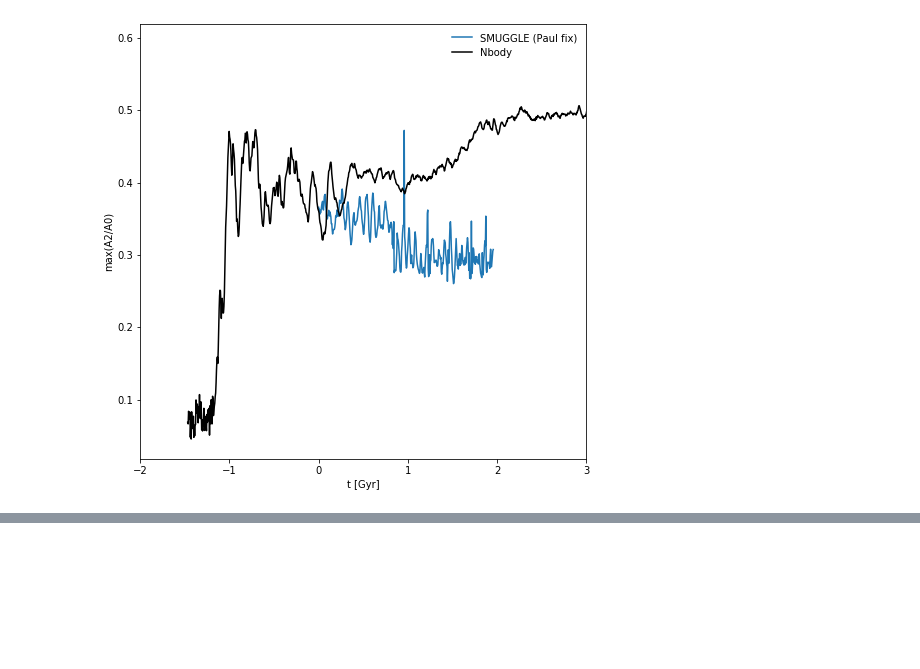
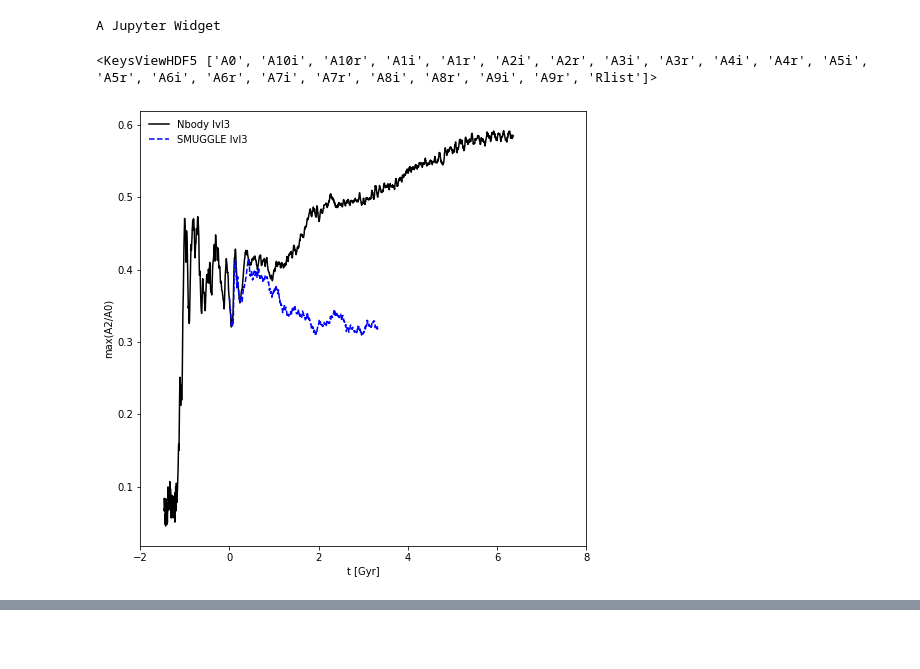
Before and after one commit to gusbeane/gasbar, a Jupyter notebook: notebooks/pattern_speed.ipynb, the cells around one changed output, grey strips where cells are left out. Drawn from its saved outputs; the diff is of its cells as text; code cells hidden in the pictures; blank space fills up the shorter version.

```diff
--- a/notebooks/pattern_speed.ipynb
+++ b/notebooks/pattern_speed.ipynb
@@ -12,13 +15,15 @@ from scipy.spatial import cKDTree
 time_conv = 977.79222167
 # %%
-sim_list = ['Nbody', 'phantom-vacuum-Sg20-Rc3.5-RadFeed']
+sim_list = ['Nbody', 'phantom-vacuum-Sg20-Rc3.5']
+
+basepath = '/n/holystore01/LABS/hernquist_lab/Users/abeane/starbar_runs/runs/'
 
 def read_snap(idx, sim_idx, lvl='lvl3', parttype=[0], fields=['Coordinates', 'Masses', 'Velocities'],
-              basepath = '/n/holyscratch01/hernquist_lab/abeane/starbar_runs/runs/'):
+              basepath = basepath):
     fname = basepath + sim_list[sim_idx] + '/' + lvl + '/output'
     return arepo.Snapshot(fname, idx, parttype=parttype, fields=fields, combineFiles=True)
 
-def read_sfr(sim_idx, lvl='lvl3', basepath = '/n/holyscratch01/hernquist_lab/abeane/starbar_runs/runs/'):
+def read_sfr(sim_idx, lvl='lvl3', basepath = basepath):
     fname = basepath + sim_list[sim_idx] + '/' + lvl + '/output/sfr.txt'
     return np.genfromtxt(fname)
 
@@ -26,6 +31,27 @@ def read_fourier(sim_idx, lvl='lvl3', basepath='/n/home01/abeane/starbar/plots/'
     sim = sim_list[sim_idx]
     f = h5.File(basepath+'/fourier_component/data/fourier_'+sim+'-'+lvl+'.hdf5', mode='r')
     return f
+# %%
+sn0_list = []
+sn1_list = []
+# sn1G_list = []
+# sn1Gnw_list = []
+# sn1GnwCOM_list = []
+idx_list = np.arange(0, 600, 50)
+# idx_list = np.arange(0, 60, 10)
+# idx_list = [0, 5, 6, 7, 8, 9, 10, 11, 12, 13, 14, 15, 16]
+fields=['Coordinates', 'Velocities', 'Masses', 'Acceleration']
+for idx in tqdm(idx_list):
+    sn0 = read_snap(idx, 0, lvl='lvl3', parttype=None, fields=None)
+    sn0_list.append(sn0)
+
+    try:
+        sn1 = read_snap(idx, 1, lvl='lvl3', parttype=None, fields=None)
+        sn1_list.append(sn1)
+    except:
+        pass
+# %% [output]
+A Jupyter Widget
 # %%
 from numba import njit
 @njit
@@ -76,7 +102,7 @@ def extract_t_A2A0(fourier, idx):
 
     return np.array(tlist), np.array(A2A0list)
 
-def extract_t_max_A2A0(fourier):
+def extract_t_max_A2A0(fourier, debug=False):
 
     i = 0
 
@@ -91,6 +117,8 @@ def extract_t_max_A2A0(fourier):
         A2 = np.sqrt(A2r*A2r + A2i*A2i)
 #         A2A0 = A2/A0
         A2A0list.append(np.max(A2/A0))
+        if debug:
+            print(tlist[i], fourier[key]['Rlist'][np.argmax(A2/A0)], np.max(A2/A0))
 #         A2A0list.append(A2/A0)
         i += 1
 
@@ -120,28 +145,48 @@ fourier1 = read_fourier(1, lvl='lvl3-Paulfix')
+# %%
+fourierN_l4 = read_fourier(0, lvl='lvl4')
+fourierN_l3 = read_fourier(0, lvl='lvl3')
+
+fourierS_l3 = read_fourier(1, lvl='lvl3')
+fourierN_l4['snapshot_300'].keys()
+# %% [output]
+<KeysViewHDF5 ['A0', 'A10i', 'A10r', 'A1i', 'A1r', 'A2i', 'A2r', 'A3i', 'A3r', 'A4i', 'A4r', 'A5i', 'A5r', 'A6i', 'A6r', 'A7i', 'A7r', 'A8i', 'A8r', 'A9i', 'A9r', 'Rlist']>
 # %%
 fig, ax = plt.subplots(1, 1, figsize=(8, 8))
 dt = 0.01
 
 # t, A2A0 = extract_t_max_A2A0(fourier3)
 # ax.plot(t/1000.0, A2A0, label='Sg 10')
 
-t, A2A0 = extract_t_max_A2A0(fourier1)
-ax.plot(t/1000.0, A2A0, label='SMUGGLE (Paul fix)')
+start_snap = 300
+t, A2A0 = extract_t_max_A2A0(fourierN_l3)
+t -= t[start_snap]
+ax.plot(t/1000.0, A2A0, label='Nbody lvl3', c='k')
 
 start_snap = 300
-t, A2A0 = extract_t_max_A2A0(fourier0)
-t -= t[300]
-t300 = t[300]
-ax.plot(t/1000.0, A2A0, label='Nbody', c='k')
+t, A2A0 = extract_t_max_A2A0(fourierN_l4, debug=False)
+t -= t[start_snap]
+t300 = t[start_snap]
+# ax.plot(t/1000.0, A2A0, label='Nbody lvl4', c='k', ls='dashed')
+# ax.scatter(t/1000.0, A2A0, label='Nbody lvl4', c='k')
+# print(A2A0)
+
+# start_snap = 300
+t, A2A0 = extract_t_max_A2A0(fourierS_l3, debug=False)
+# t -= t[300]
+# t300 = t[300]
+ax.plot(t/1000.0, A2A0, label='SMUGGLE lvl3', c='b', ls='dashed')
+# ax.scatter(t/1000.0, A2A0, label='Nbody lvl4', c='k')
+# print(A2A0)
 
 # t, SFR = binned_average(sfr_8[:,0], sfr_8[:,2], dt)
 # ax.plot(t, SFR, label='8')
 
 ax.legend(frameon=False)
 ax.set(xlabel='t [Gyr]', ylabel='max(A2/A0)', xlim=(0, 1))
-ax.set_xlim(-2, 3)
+ax.set_xlim(-2, 8)
 plt.show()
 # %% [output]
-[figure, old version]
+[figure, new version]
 # %%
 def get_bar_angle(phi, firstkey):
     out = np.zeros(len(phi))
```
Also changed, not shown: parts of 13 cells of this notebook, 3 other files.
